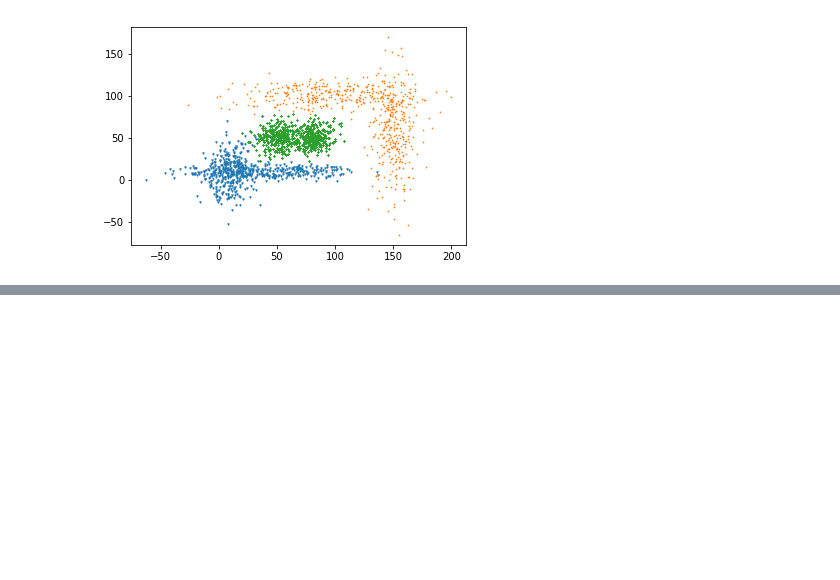
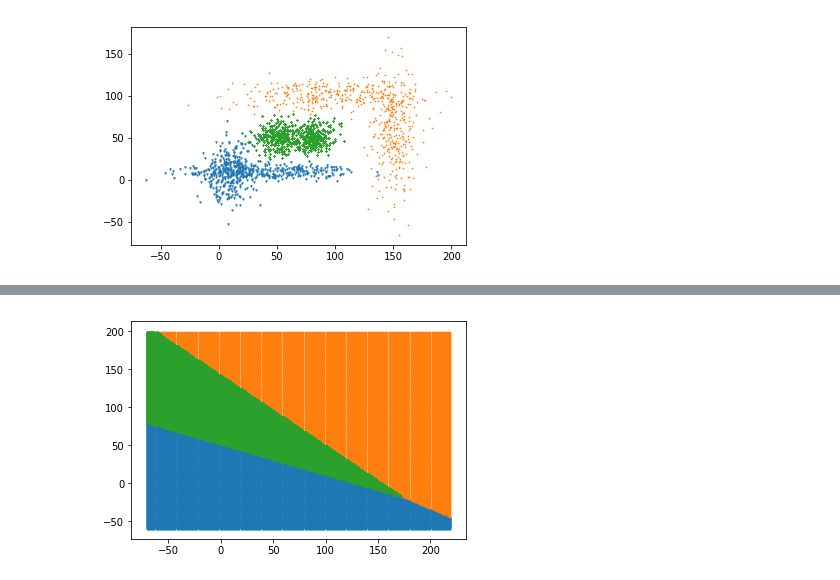
Before and after one commit to gunjangupta80/machine_learning_samples, a Jupyter notebook: tensorflow-samples/simple-nn/SimpleNN.ipynb, the cells around one changed output, grey strips where cells are left out. Drawn from its saved outputs; the diff is of its cells as text; code cells hidden in the pictures; blank space fills up the shorter version.

```diff
--- a/tensorflow-samples/simple-nn/SimpleNN.ipynb
+++ b/tensorflow-samples/simple-nn/SimpleNN.ipynb
@@ -132,7 +144,7 @@ accuracy = tf.reduce_mean(tf.cast(correct_prediction, tf.float32))
 # Measure accuracy over validation data
 # %%
 validation_output = np.array([one_hot(3, x) for x in validationData[:, 2]])
-vnData = normalize_data(np.delete(validationData, 2, 1))
+vnData = normalize_data(np.delete(validationData, 2, 1),  train_x0_mean, train_x1_mean, train_x0_std, train_x1_std)
 # %%
 print("Accuracy = %s "%sess.run(accuracy, feed_dict={x: vnData,
                                       y_: validation_output}))
@@ -140,0 +156,23 @@ Accuracy = 0.921667
+# %%
+#generate uniform random numbers in the same range as the original data
+all_points = np.empty([0,2])
+for x_i in range(-70, 220):
+	for y_i in range (-60, 200):
+		all_points = np.append(all_points, [[x_i, y_i]], axis = 0)
+# %%
+# Normalize these points and then run the NN classifier on these points
+
+n_all_points = normalize_data(all_points, train_x0_mean, train_x1_mean, train_x0_std, train_x1_std)
+
+class_pred = tf.argmax(y, 1)
+class_pred_val = sess.run([class_pred], feed_dict= {x:n_all_points})
+
+class_arr = np.array(class_pred_val[0])
+class_arr = class_arr.reshape([75400, 1])
+merged_data = (np.append(n_all_points, class_arr, axis = 1))
+# %%
+# Denormalize the data and plot it
+denorm_merged_data = denormalize_data(merged_data, train_x0_mean, train_x1_mean, train_x0_std, train_x1_std)
+plotData(denorm_merged_data)
+# %% [output]
+[figure, added]
```
Also changed, not shown: parts of 15 cells of this notebook.
